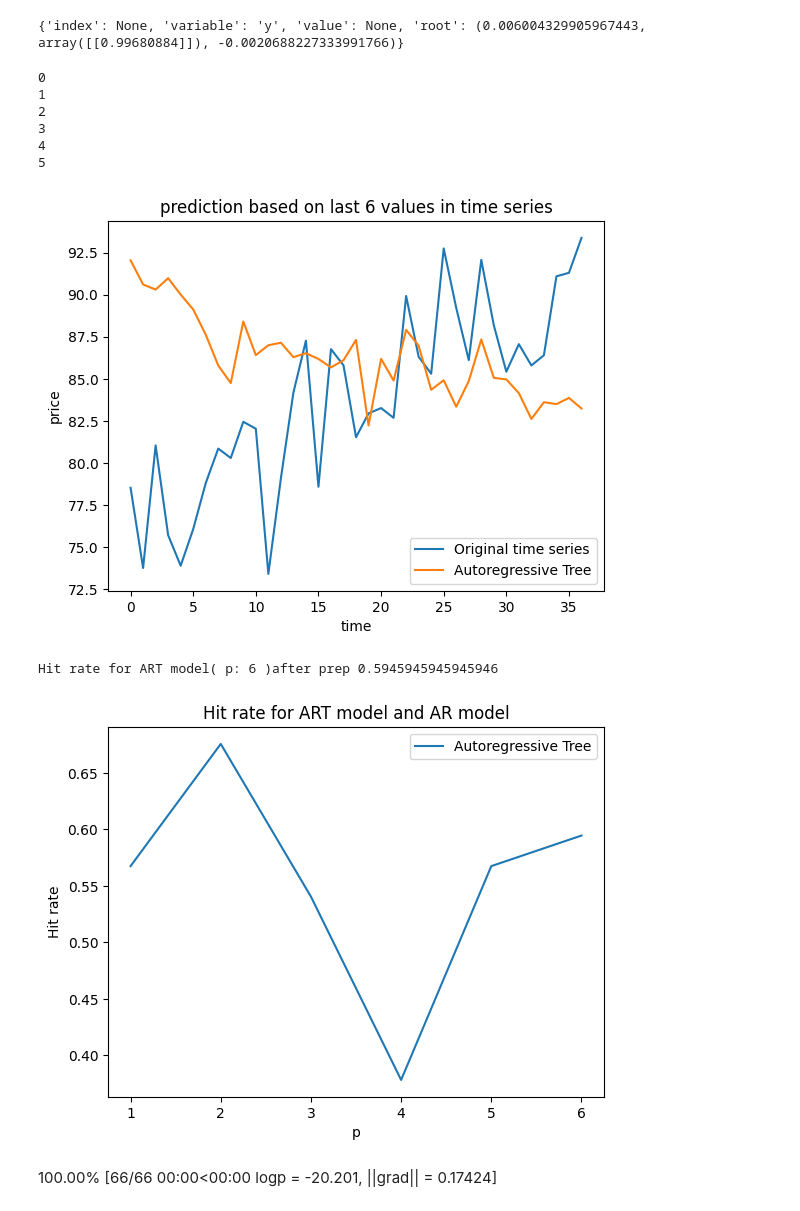
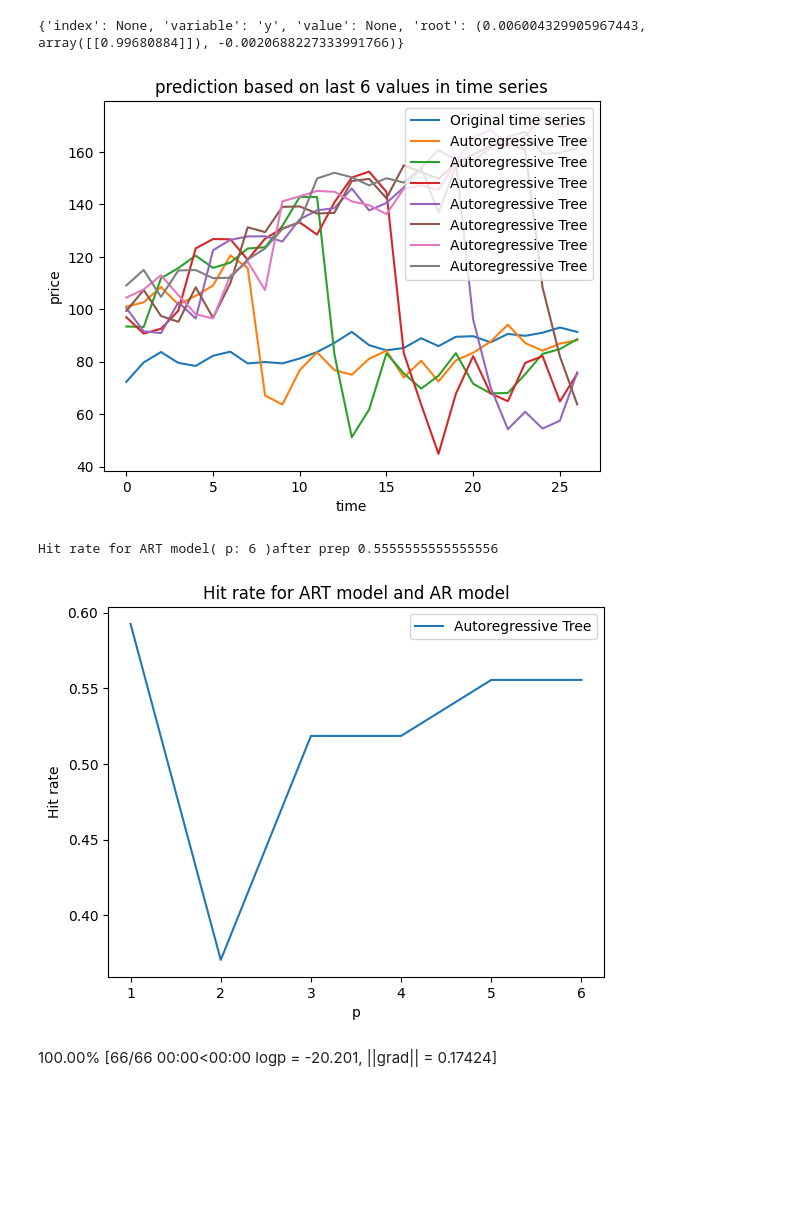
Before and after one commit to TiesHRL/DyART, a Jupyter notebook: Code/Cleaned_tree.ipynb, the cells around one changed output. Saved outputs shown, nothing was run; the diff lists cells and outputs as text; code cells hidden in the pictures; blank space fills up the shorter version.

```diff
--- a/Code/Cleaned_tree.ipynb
+++ b/Code/Cleaned_tree.ipynb
@@ -493,5 +466,4 @@ def plot_data_distributions_grid(target_df, exog_df):
 # synthetic_target_df_multivar, synthetic_exog_df_multivar = generate_synthetic_data_df_multivar()
 
 # Plot distributions for the synthetic data
-synthetic_target, synthetic_exog = generate_synthetic_data_df_multivar()
-print(len(ts_train),len(ts_train[0]))#,len(ts_train[0][0]))
+synthetic_target, synthetic_exog = generate_synthetic_data_df_multivar(n_samples = 150)
@@ -647,8 +607,8 @@ for i in range(0,1):
     time_series_index = 0
     print('Processing... time series number: ',time_series_index)
     time_series_index_list.append(time_series_index)
-    # Ground_truth_diff, Ground_truth, valid_prediction_diff_ART_list, valid_prediction_ART_list, tree = time_series_pred(data=df_temp2,
-    #                                 time_series_index=time_series_index, pred_method='ART', max_p=max_p, preprocessing_method='normalization')
+    Ground_truth_diff, Ground_truth, valid_prediction_diff_ART_list, valid_prediction_ART_list, tree = time_series_pred(data=df_temp2,
+                                    time_series_index=time_series_index, pred_method='ART', max_p=max_p, preprocessing_method='normalization')
     # _, _, valid_prediction_diff_AR_list, valid_prediction_AR_list, _ = time_series_pred(data=df_temp,
     #                                 time_series_index=time_series_index, pred_method='AR', max_p=max_p, preprocessing_method='normalization')
 
@@ -727,39 +688,34 @@ ART.print_tree(tree_list[0])
 # %%
 max_p=6
 hit_rate_ART_list = []
 hit_rate_AR_list = []
 for i in range(max_p):
-    print(i)
+    # print(i)
     hit_rate_ART_list.append(hit_rate(Ground_truth, valid_prediction_ART_list[i]))
 
 max_hit_rate_index, max_hit_rate_value = max(enumerate(hit_rate_ART_list))
 a = list(Ground_truth)
 b = list(valid_prediction_ART_list[max_hit_rate_index])
+b = np.asarray(valid_prediction_ART_list).T
 plt.plot(a[1:], label='Original time series')
 plt.plot(b[1:], label='Autoregressive Tree')
 plt.xlabel('time')
 plt.ylabel('price')
 i=max_hit_rate_index+1
 plt.title('prediction based on last %i values in time series' %i)
 plt.legend()
 plt.show()
 print('Hit rate for ART model(','p:',max_hit_rate_index+1,')after prep', max_hit_rate_value)
 plt.plot(range(1, max_p+1), hit_rate_ART_list, label='Autoregressive Tree')
 plt.xlabel('p')
 plt.ylabel('Hit rate')
 plt.title('Hit rate for ART model and AR model')
 plt.legend()
 plt.show()
 # %% [output]
+[figure, new version]
-0
-1
-2
-3
-4
-5
+Hit rate for ART model( p: 6 )after prep 0.5555555555555556
-[figure, old version]
-Hit rate for ART model( p: 6 )after prep 0.5945945945945946
-[figure, old version]
+[figure, new version]
 # %%
 import pymc as pm
 import numpy as np
```
Also changed, not shown: parts of 6 cells of this notebook, 5 other files.
